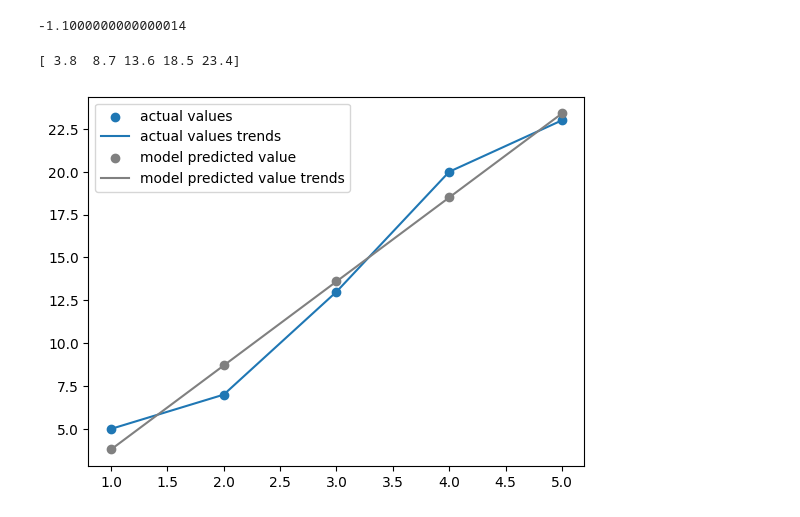
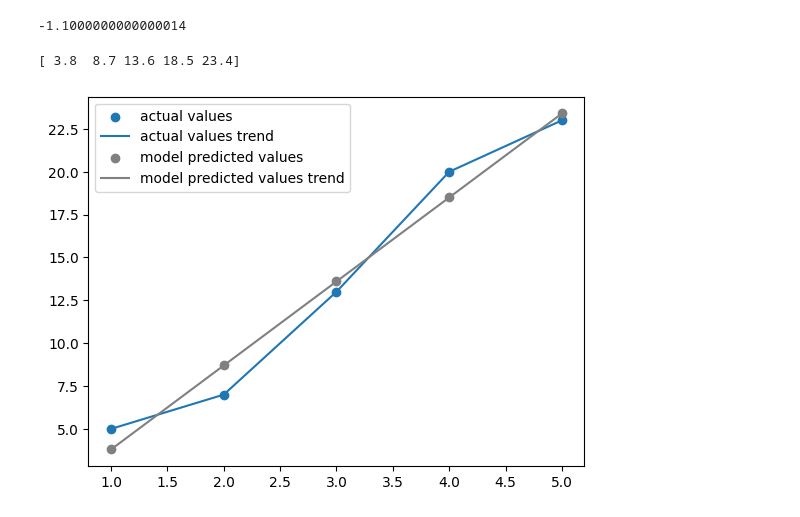
Before and after one commit to VARUN46/MyMLMarathon, a Jupyter notebook: electric_battery_vehicle_distance_analysis.ipynb, the cells around one changed output. Cells and saved outputs as stored; diff of their text form; code cells hidden in the pictures.

Commit message:
minor fix in plot

```diff
--- a/electric_battery_vehicle_distance_analysis.ipynb
+++ b/electric_battery_vehicle_distance_analysis.ipynb
@@ -30,12 +30,12 @@ model.intercept_
 # %%
 recall_distance_predictions = model.predict(charging_hours)
 print(recall_distance_predictions)
 plt.scatter(charging_hours, distance_covered, label='actual values')
-plt.plot(charging_hours, distance_covered, label='actual values trends')
-plt.scatter(charging_hours, recall_distance_predictions, color='grey',label='model predicted value')
-plt.plot(charging_hours, recall_distance_predictions, color='grey',label='model predicted value trends')
+plt.plot(charging_hours, distance_covered, label='actual values trend')
+plt.scatter(charging_hours, recall_distance_predictions, color='grey',label='model predicted values')
+plt.plot(charging_hours, recall_distance_predictions, color='grey',label='model predicted values trend')
 plt.legend()
 plt.show()
 # %% [output]
 [ 3.8  8.7 13.6 18.5 23.4]
-[figure, old version]
+[figure, new version]
```
